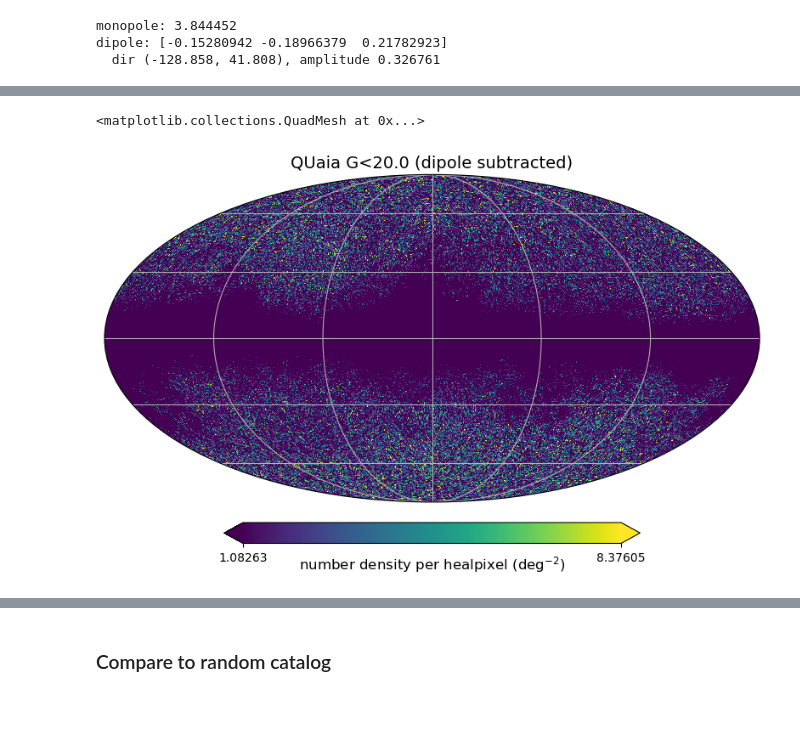
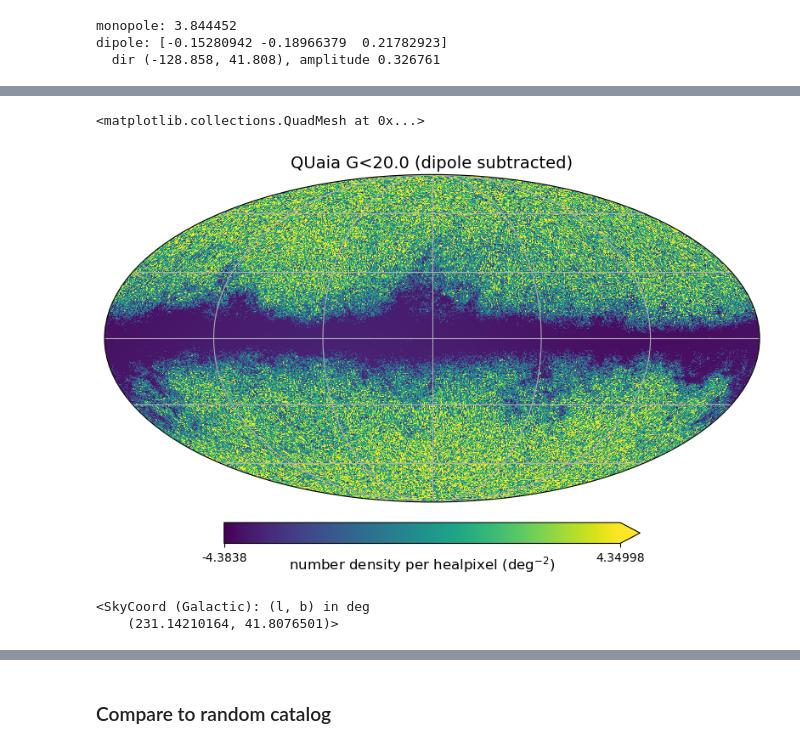
Before and after one commit to abbyw24/lss-dipoles, a Jupyter notebook: notebooks/QUaia_dipole_24-4-23.ipynb, the cells around one changed output, grey strips where cells are left out. Cells and saved outputs as stored; diff of their text form; code cells hidden in the pictures; blank space fills up the shorter version.

```diff
--- a/notebooks/QUaia_dipole_24-4-23.ipynb
+++ b/notebooks/QUaia_dipole_24-4-23.ipynb
@@ -66,7 +97,9 @@ dipole: [-0.15280942 -0.18966379  0.21782923]
 # %%
+minc = np.median(map_nodip)-1.5*np.std(map_nodip)
+maxc = np.median(map_nodip)+1.5*np.std(map_nodip)
 projview(map_nodip, title='QUaia G<20.0 (dipole subtracted)', projection_type='mollweide',
             unit=r"number density per healpixel (deg$^{-2}$)", coord=['C'], graticule=True,
         min=minc, max=maxc)
 # %% [output]
 <matplotlib.collections.QuadMesh at 0x...>
-[figure, old version]
+[figure, new version]
@@ -76,0 +106,5 @@ dip_wise23 = SkyCoord(237.2, 41.8, unit=u.deg, frame='galactic')
+# %%
+dip_quaia
+# %% [output]
+<SkyCoord (Galactic): (l, b) in deg
+    (231.14210164, 41.8076501)>
```
Also changed, not shown: parts of 21 cells of this notebook, 3 other files.
